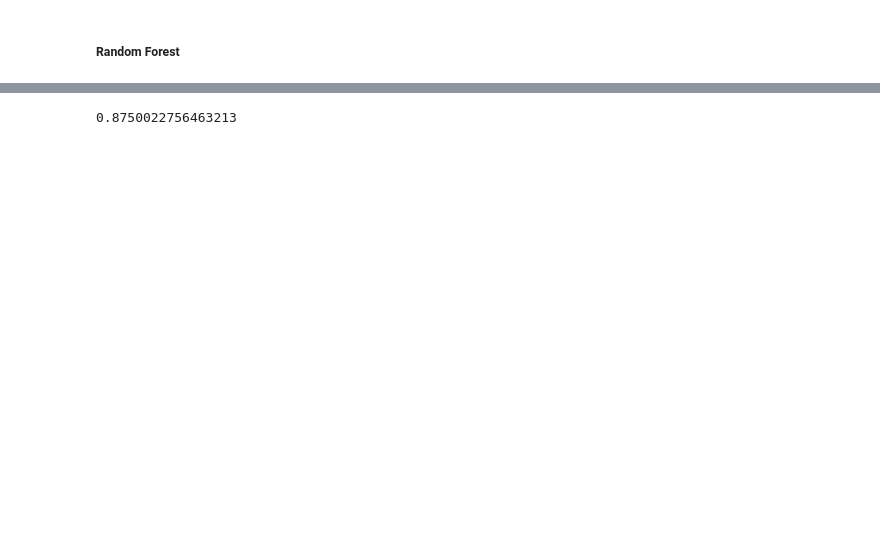
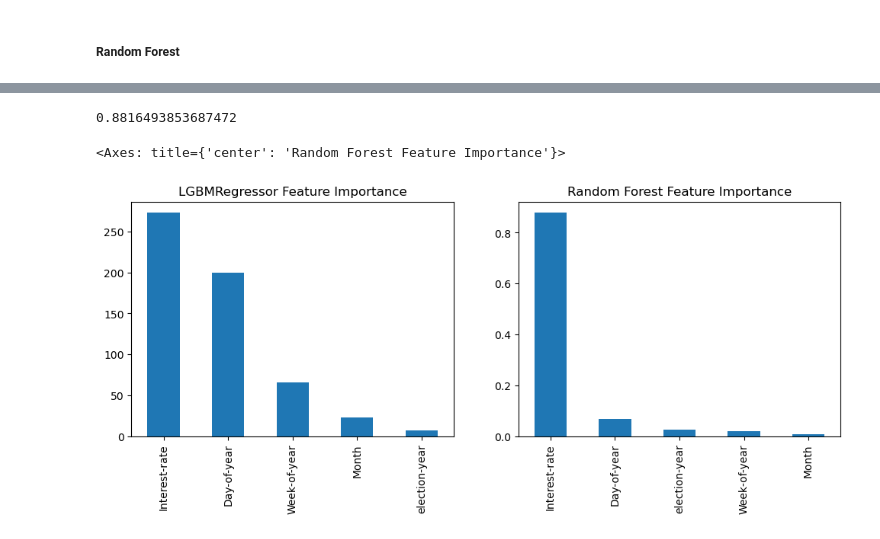
Before and after one commit to muriithiKabogo/CurrencyPrediction, a Jupyter notebook: Ntbk6.ipynb, the cells around one changed output, grey strips where cells are left out. Cells and saved outputs as stored; diff of their text form; code cells hidden in the pictures; blank space fills up the shorter version.

```diff
--- a/Ntbk6.ipynb
+++ b/Ntbk6.ipynb
@@ -14,7 +14,7 @@ from sklearn.feature_selection import RFE
 from sklearn.ensemble import RandomForestRegressor
 from lightgbm import LGBMRegressor
 # %%
-df = pd.read_csv("Combined_data.csv")
+df = pd.read_csv("data_with_IR.csv")
 # %%
 df.head(3)
 # %% [output]
@@ -136,0 +146,3 @@ You can set `force_col_wise=true` to remove the overhead.
+# %%
+# Feature Importance from the model
+importance_lgbm = pd.Series(lgbm_model.feature_importances_, index=X.columns)
@@ -144,3 +175,6 @@ lgbm_model.score(X_test, y_test)
 rf = RandomForestRegressor()
 # %%
 rf_model = rf.fit(X_train, y_train)
+# %%
+# Feature Importance from the model
+importance_rf = pd.Series(rf_model.feature_importances_, index=X.columns)
@@ -147,4 +199,14 @@ rf_model = rf.fit(X_train, y_train)
 # %%
 rf_model.score(X_test, y_test)
 # %% [output]
-0.8750022756463213
+0.8816493853687472
+# %%
+fig, axes = plt.subplots(1, 2, figsize=(12,4))  # 2x2 grid of plots
+
+# Plotting Random Forest Feature Importance
+importance_lgbm.sort_values(ascending=False).plot(kind='bar', ax=axes[0], title='LGBMRegressor Feature Importance')
+
+importance_rf.sort_values(ascending=False).plot(kind='bar',ax=axes[1], title='Random Forest Feature Importance')
+# %% [output]
+<Axes: title={'center': 'Random Forest Feature Importance'}>
+[figure, added]
```
Also changed, not shown: parts of 12 cells of this notebook, 17 other files.
